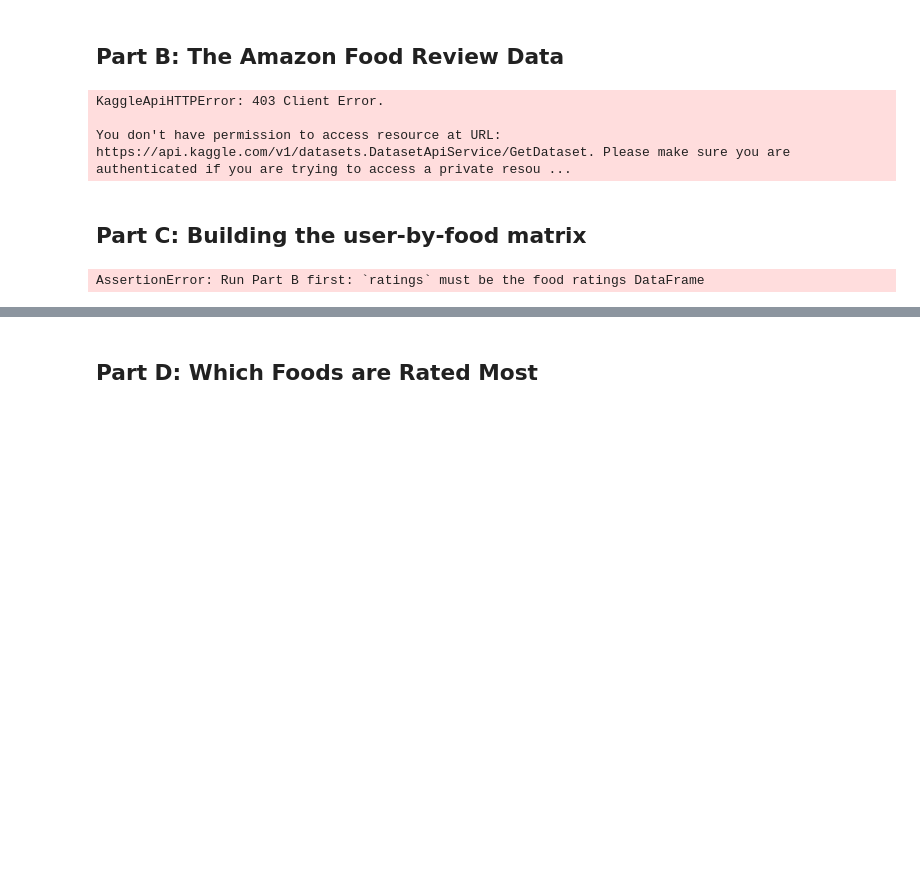
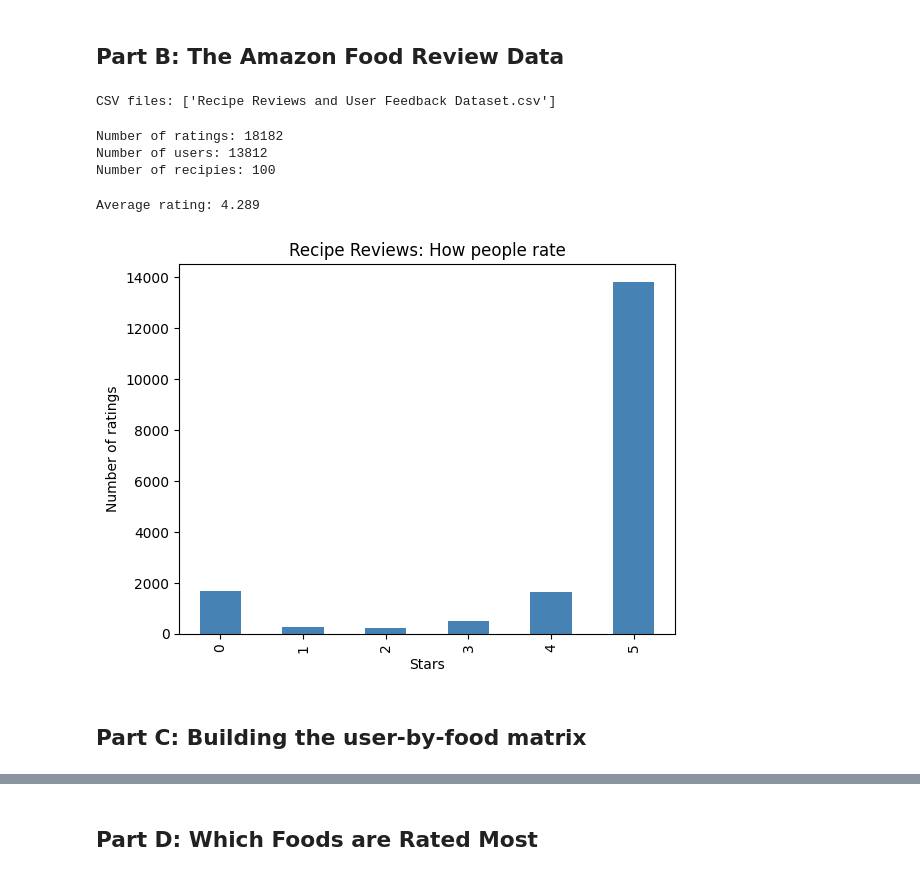
Before and after one commit to scottaudrey/svd-food-recommendation-system, a Jupyter notebook: notebooks/01_ratings_matrix.ipynb, the cells around one changed output, grey strips where cells are left out. Drawn from its saved outputs; the diff is of its cells as text; code cells hidden in the pictures; blank space fills up the shorter version.

Commit message:
parts B and D using a recipe dataset

```diff
--- a/notebooks/01_ratings_matrix.ipynb
+++ b/notebooks/01_ratings_matrix.ipynb
@@ -35,26 +35,61 @@ print("Missing entries:", missing, "out of", ratings.size)
 Missing entries: 8 out of 36
 # %% [markdown]
 ## Part B: The Amazon Food Review Data
-# %%
-import os
-import urlib.request
-import zipfile
-
-if not os.path.exists("reviews.csv"):
-  urlib.request.urlretrieve(
-      https://
-  )
-# %% [output]
-KaggleApiHTTPError: 403 Client Error.
-
-You don't have permission to access resource at URL: https://api.kaggle.com/v1/datasets.DatasetApiService/GetDataset. Please make sure you are authenticated if you are trying to access a private resou ...
+# %%
+import urllib.request
+import zipfile
+
+url = "https://github.com/ryannewhouse11/FoodReviewData/releases/latest/download/recipereview.zip"
+urllib.request.urlretrieve(url, "/content/recipereview.zip")
+
+with zipfile.ZipFile("/content/recipereview.zip") as z:
+  csv_files = [
+      name for name in z.namelist()
+      if name.lower().endswith(".csv") and not name.startswith("_MACOSX/")
+  ]
+  print("CSV files:", csv_files)
+
+  with z.open(csv_files[0]) as f:
+    ratings = pd.read_csv(
+        f,
+        sep=",",
+        header=0,
+        names=["num_records", "recipe_number", "recipe_code", "recipe_name",
+               "comment_id", "user_id", "user_name", "user_reputation", "created_at",
+               "reply_count", "thumbs_up", "thumbs_down", "stars", "best_score", "text"]
+    )
+# %% [output]
+CSV files: ['Recipe Reviews and User Feedback Dataset.csv']
+# %%
+print("Number of ratings:", len(ratings))
+print("Number of users:", ratings["user_id"].nunique())
+print("Number of recipies:", ratings["recipe_code"].nunique())
+# %% [output]
+Number of ratings: 18182
+Number of users: 13812
+Number of recipies: 100
+# %%
+ratings["stars"] = pd.to_numeric(ratings["stars"], errors='coerce')
+star_counts = ratings["stars"].value_counts().sort_index()
+star_counts
+
+average_rating = ratings["stars"].mean()
+print("Average rating:", round(average_rating, 3))
+# %% [output]
+Average rating: 4.289
+# %%
+star_counts.plot(kind="bar", color="steelblue")
+plt.xlabel("Stars")
+plt.ylabel("Number of ratings")
+plt.title("Recipe Reviews: How people rate")
+plt.show()
+# %% [output]
+[figure, added]
 # %% [markdown]
 ## Part C: Building the user-by-food matrix
 # %%
 assert isinstance(ratings, pd.DataFrame), "Run Part B first: `ratings` must be the food ratings DataFrame"
-required = {"user", "food", "rating"}
+required = {"user_id", "recipe_code", "stars"}
 missing_cols = required - set(ratings.columns)
 assert not missing_cols, f"`ratings` is missing columns: {missing_cols}"
-# %% [output]
-AssertionError: Run Part B first: `ratings` must be the food ratings DataFrame
 # %%
```
Also changed, not shown: parts of 10 cells of this notebook.
